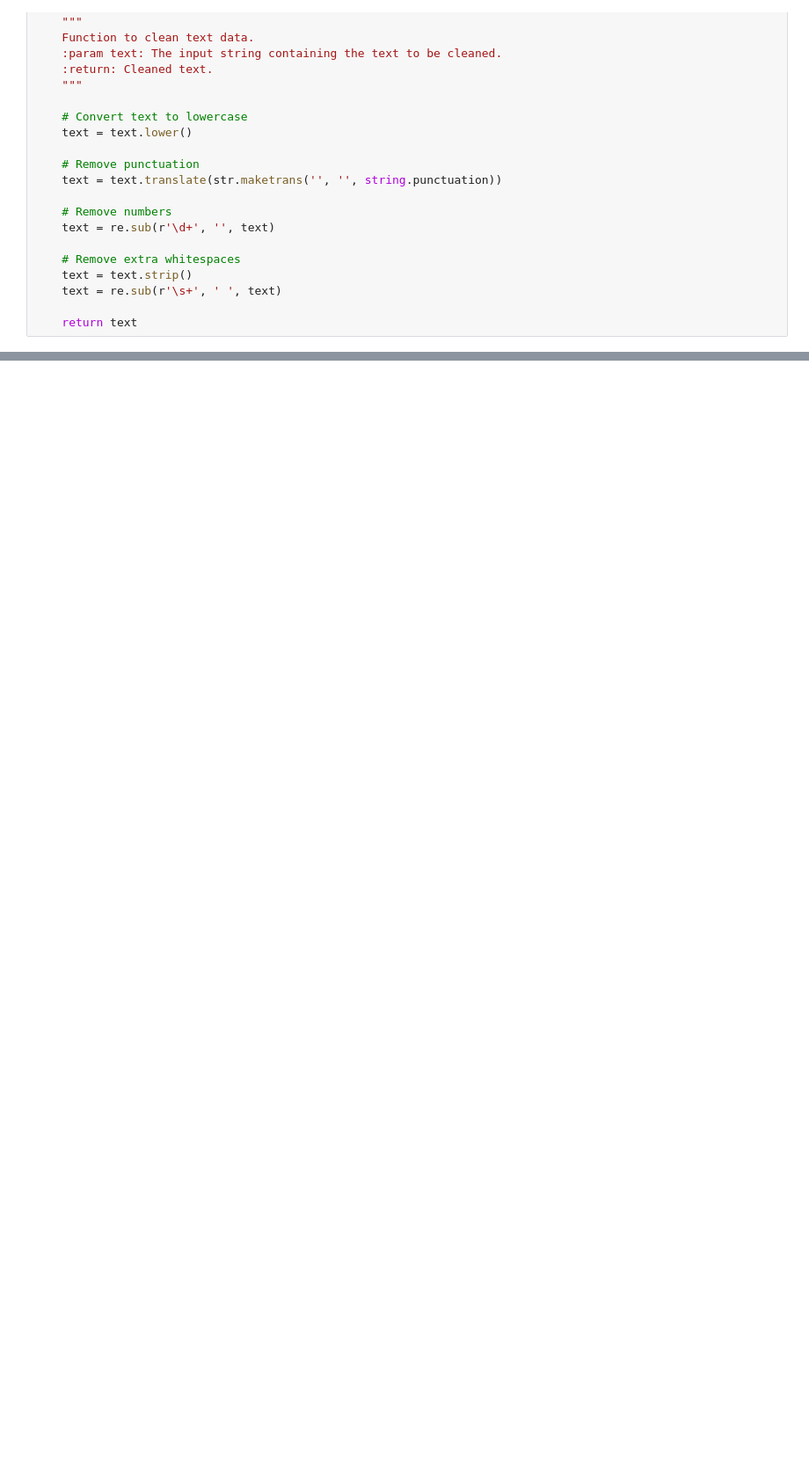
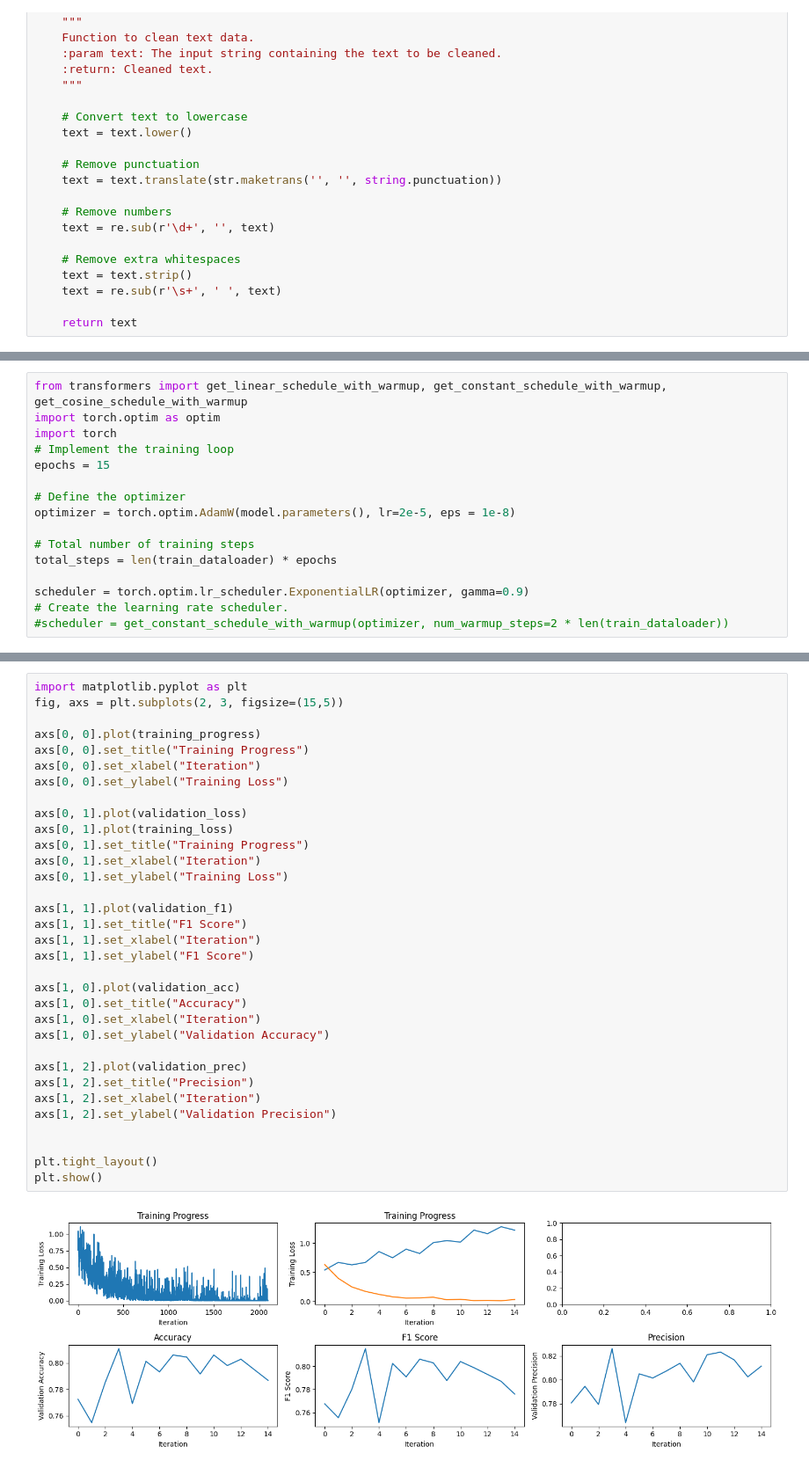
Before and after one commit to jnbreid/NLP_project, a Jupyter notebook: code/NLP_Project.ipynb, the cells around one changed output, grey strips where cells are left out. Shown: that part at 88% size. Cells and saved outputs as stored; diff of their text form; blank space fills up the shorter version.

```diff
--- a/code/NLP_Project.ipynb
+++ b/code/NLP_Project.ipynb
@@ -698,0 +428,16 @@ for batch in test_dataloader:
+# %%
+from transformers import get_linear_schedule_with_warmup, get_constant_schedule_with_warmup, get_cosine_schedule_with_warmup
+import torch.optim as optim
+import torch
+# Implement the training loop
+epochs = 15
+
+# Define the optimizer
+optimizer = torch.optim.AdamW(model.parameters(), lr=2e-5, eps = 1e-8)
+
+# Total number of training steps
+total_steps = len(train_dataloader) * epochs
+
+scheduler = torch.optim.lr_scheduler.ExponentialLR(optimizer, gamma=0.9)
+# Create the learning rate scheduler.
+#scheduler = get_constant_schedule_with_warmup(optimizer, num_warmup_steps=2 * len(train_dataloader))
@@ -698,0 +566,35 @@ for batch in test_dataloader:
+# %%
+import matplotlib.pyplot as plt
+fig, axs = plt.subplots(2, 3, figsize=(15,5))
+
+axs[0, 0].plot(training_progress)
+axs[0, 0].set_title("Training Progress")
+axs[0, 0].set_xlabel("Iteration")
+axs[0, 0].set_ylabel("Training Loss")
+
+axs[0, 1].plot(validation_loss)
+axs[0, 1].plot(training_loss)
+axs[0, 1].set_title("Training Progress")
+axs[0, 1].set_xlabel("Iteration")
+axs[0, 1].set_ylabel("Training Loss")
+
+axs[1, 1].plot(validation_f1)
+axs[1, 1].set_title("F1 Score")
+axs[1, 1].set_xlabel("Iteration")
+axs[1, 1].set_ylabel("F1 Score")
+
+axs[1, 0].plot(validation_acc)
+axs[1, 0].set_title("Accuracy")
+axs[1, 0].set_xlabel("Iteration")
+axs[1, 0].set_ylabel("Validation Accuracy")
+
+axs[1, 2].plot(validation_prec)
+axs[1, 2].set_title("Precision")
+axs[1, 2].set_xlabel("Iteration")
+axs[1, 2].set_ylabel("Validation Precision")
+
+
+plt.tight_layout()
+plt.show()
+# %% [output]
+[figure, added]
```
Also changed, not shown: parts of 100 cells of this notebook.
